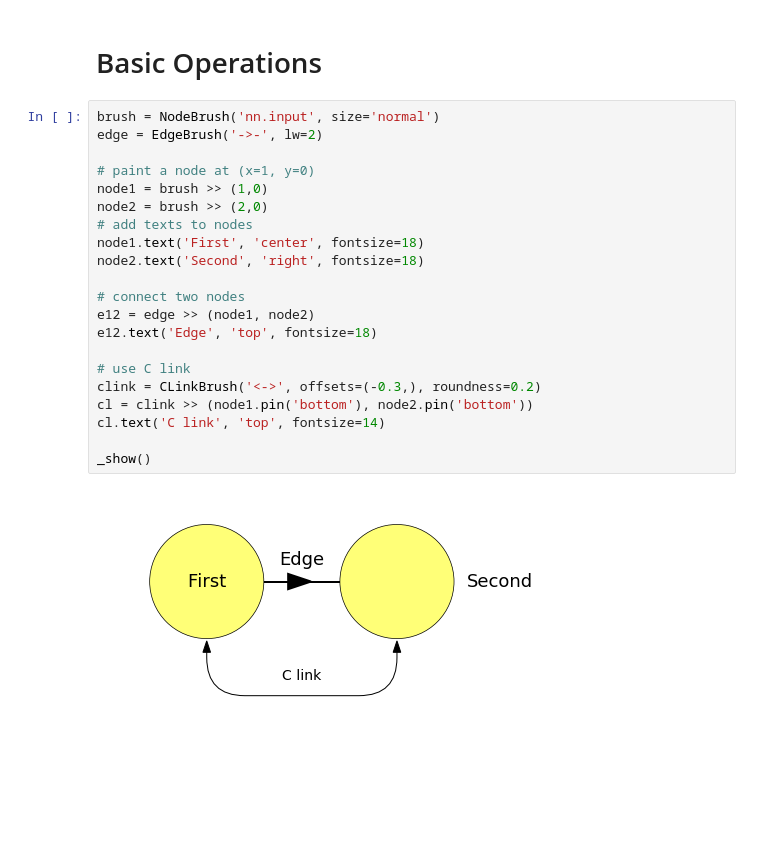
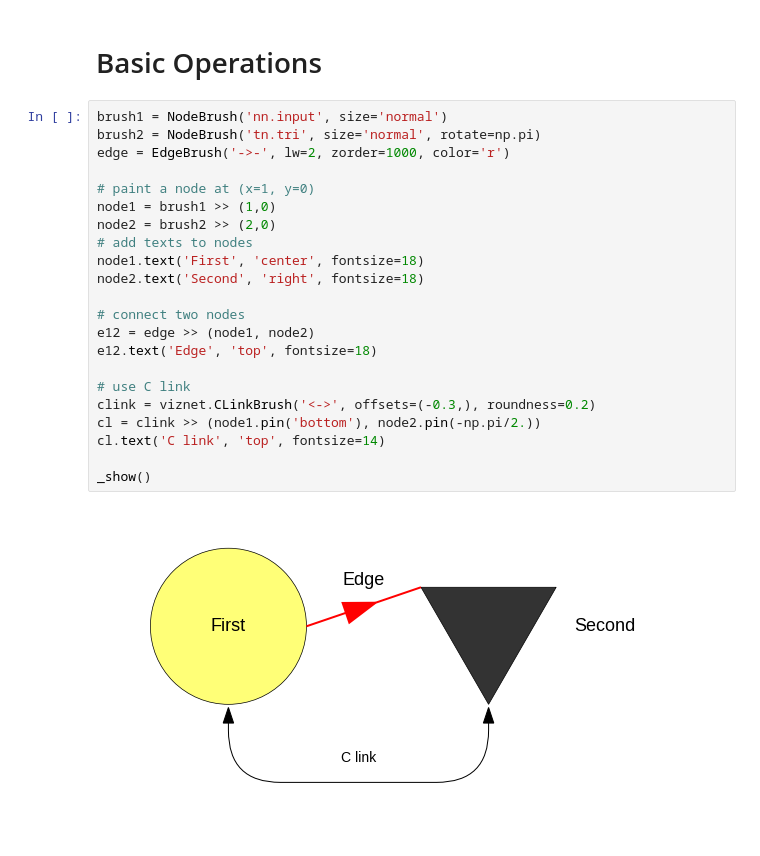
Before and after one commit to GiggleLiu/viznet, a Jupyter notebook: docs/viznet_basic.ipynb, the cells around one changed output. Cells and saved outputs as stored; diff of their text form; blank space fills up the shorter version.

```diff
--- a/docs/viznet_basic.ipynb
+++ b/docs/viznet_basic.ipynb
@@ -9,25 +17,26 @@ def _show():
 # %% [markdown]
 # Basic Operations
 # %%
-brush = NodeBrush('nn.input', size='normal')
-edge = EdgeBrush('->-', lw=2)
+brush1 = NodeBrush('nn.input', size='normal')
+brush2 = NodeBrush('tn.tri', size='normal', rotate=np.pi)
+edge = EdgeBrush('->-', lw=2, zorder=1000, color='r')
 
 # paint a node at (x=1, y=0)
-node1 = brush >> (1,0)
-node2 = brush >> (2,0)
+node1 = brush1 >> (1,0)
+node2 = brush2 >> (2,0)
 # add texts to nodes
 node1.text('First', 'center', fontsize=18)
 node2.text('Second', 'right', fontsize=18)
 
 # connect two nodes
 e12 = edge >> (node1, node2)
 e12.text('Edge', 'top', fontsize=18)
 
 # use C link
-clink = CLinkBrush('<->', offsets=(-0.3,), roundness=0.2)
-cl = clink >> (node1.pin('bottom'), node2.pin('bottom'))
+clink = viznet.CLinkBrush('<->', offsets=(-0.3,), roundness=0.2)
+cl = clink >> (node1.pin('bottom'), node2.pin(-np.pi/2.))
 cl.text('C link', 'top', fontsize=14)
 
 _show()
 # %% [output]
-[figure, old version]
+[figure, new version]
```
Also changed, not shown: parts of 18 cells of this notebook.
